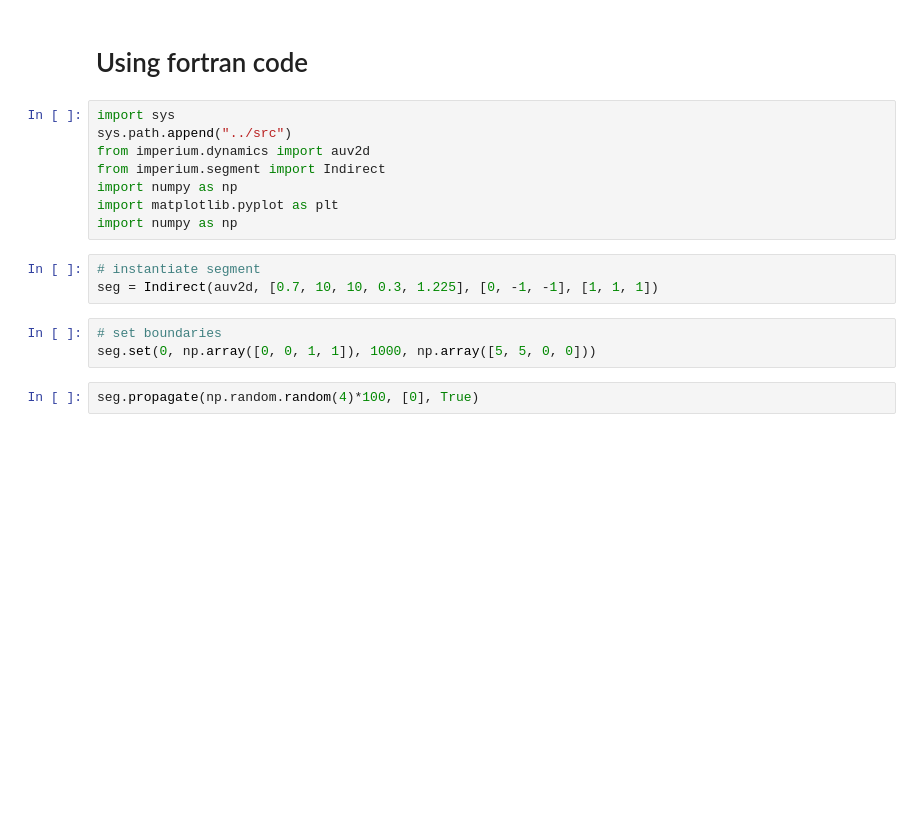
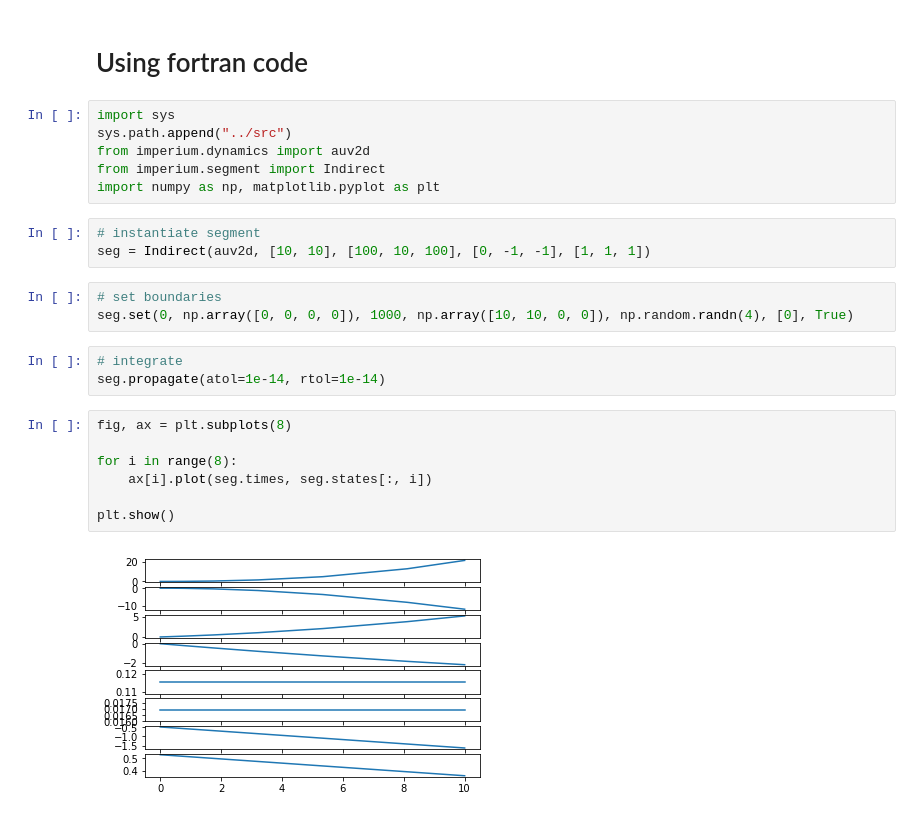
Before and after one commit to cisprague/imperium, a Jupyter notebook: notebooks/auv2d.ipynb, the cells around one changed output. Cells and saved outputs as stored; diff of their text form; blank space fills up the shorter version.

```diff
--- a/notebooks/auv2d.ipynb
+++ b/notebooks/auv2d.ipynb
@@ -84,14 +84,22 @@ import sys
 sys.path.append("../src")
 from imperium.dynamics import auv2d
 from imperium.segment import Indirect
-import numpy as np
-import matplotlib.pyplot as plt
-import numpy as np
+import numpy as np, matplotlib.pyplot as plt
 # %%
 # instantiate segment
-seg = Indirect(auv2d, [0.7, 10, 10, 0.3, 1.225], [0, -1, -1], [1, 1, 1])
+seg = Indirect(auv2d, [10, 10], [100, 10, 100], [0, -1, -1], [1, 1, 1])
 # %%
 # set boundaries
-seg.set(0, np.array([0, 0, 1, 1]), 1000, np.array([5, 5, 0, 0]))
+seg.set(0, np.array([0, 0, 0, 0]), 1000, np.array([10, 10, 0, 0]), np.random.randn(4), [0], True)
-# %%
-seg.propagate(np.random.random(4)*100, [0], True)
+# %%
+# integrate
+seg.propagate(atol=1e-14, rtol=1e-14)
+# %%
+fig, ax = plt.subplots(8)
+
+for i in range(8):
+    ax[i].plot(seg.times, seg.states[:, i])
+
+plt.show()
+# %% [output]
+[figure, added]
```
Also changed, not shown: parts of 13 cells of this notebook, 7 other files.
